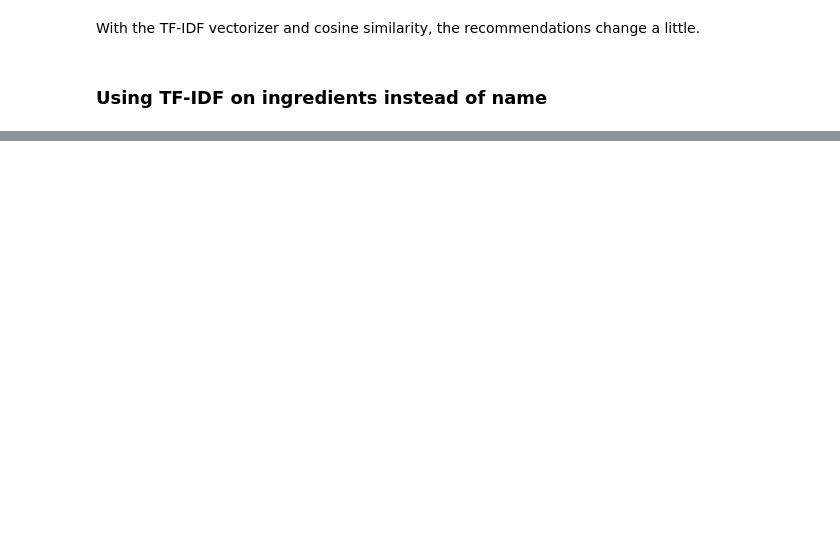
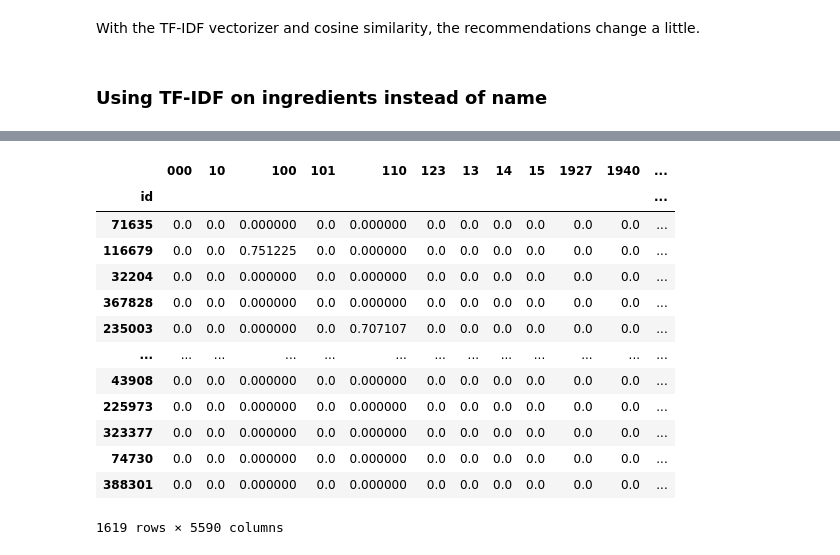
Before and after one commit to chrismlawr/ba890-personal-project, a Jupyter notebook: 1_Recommenders.ipynb, the cells around one changed output, grey strips where cells are left out. Cells and saved outputs as stored; diff of their text form; code cells hidden in the pictures; blank space fills up the shorter version.

Commit message:
added user profiles on content-based recs

```diff
--- a/1_Recommenders.ipynb
+++ b/1_Recommenders.ipynb
@@ -387,0 +562,3 @@ cosine_similarity_df['orange glazed barbecued chicken'].sort_values(ascending=Fa
+# %%
+tmp = (df_recipes.loc[~df_recipes.id.isin(user_recipes)].sample(10000, random_state=1))
+df_recipes3 = pd.concat([tmp, df_recipes.loc[df_recipes.id.isin(user_recipes)]])
@@ -387,0 +581,7 @@ cosine_similarity_df['orange glazed barbecued chicken'].sort_values(ascending=Fa
+# %%
+V = TfidfVectorizer(stop_words = 'english') # initialize vectorizer with common stopwords
+
+X = V.fit_transform(df_recipes3.name)
+# %%
+tfidf_df = pd.DataFrame(X.todense(), columns=V.get_feature_names())
+tfidf_df
@@ -387,0 +602,21 @@ cosine_similarity_df['orange glazed barbecued chicken'].sort_values(ascending=Fa
+# %%
+# set name of id as index this time so we can refer to the specific recipes later
+tfidf_df = tfidf_df.set_index(df_recipes3.id)
+# %%
+# create tfidf_df of recipes only user has liked
+tfidf_df.loc[tfidf_df.index.isin(user_recipes)]
+# %% [output]
+|  | 000 | 10 | 100 | 101 | 110 | 123 | 13 | 14 | 15 | 1927 | 1940 | ... |
+| id |  |  |  |  |  |  |  |  |  |  |  | ... |
+| 71635 | 0.0 | 0.0 | 0.000000 | 0.0 | 0.000000 | 0.0 | 0.0 | 0.0 | 0.0 | 0.0 | 0.0 | ... |
+| 116679 | 0.0 | 0.0 | 0.751225 | 0.0 | 0.000000 | 0.0 | 0.0 | 0.0 | 0.0 | 0.0 | 0.0 | ... |
+| 32204 | 0.0 | 0.0 | 0.000000 | 0.0 | 0.000000 | 0.0 | 0.0 | 0.0 | 0.0 | 0.0 | 0.0 | ... |
+| 367828 | 0.0 | 0.0 | 0.000000 | 0.0 | 0.000000 | 0.0 | 0.0 | 0.0 | 0.0 | 0.0 | 0.0 | ... |
+| 235003 | 0.0 | 0.0 | 0.000000 | 0.0 | 0.707107 | 0.0 | 0.0 | 0.0 | 0.0 | 0.0 | 0.0 | ... |
+| ... | ... | ... | ... | ... | ... | ... | ... | ... | ... | ... | ... | ... |
+| 43908 | 0.0 | 0.0 | 0.000000 | 0.0 | 0.000000 | 0.0 | 0.0 | 0.0 | 0.0 | 0.0 | 0.0 | ... |
+| 225973 | 0.0 | 0.0 | 0.000000 | 0.0 | 0.000000 | 0.0 | 0.0 | 0.0 | 0.0 | 0.0 | 0.0 | ... |
+| 323377 | 0.0 | 0.0 | 0.000000 | 0.0 | 0.000000 | 0.0 | 0.0 | 0.0 | 0.0 | 0.0 | 0.0 | ... |
+| 74730 | 0.0 | 0.0 | 0.000000 | 0.0 | 0.000000 | 0.0 | 0.0 | 0.0 | 0.0 | 0.0 | 0.0 | ... |
+| 388301 | 0.0 | 0.0 | 0.000000 | 0.0 | 0.000000 | 0.0 | 0.0 | 0.0 | 0.0 | 0.0 | 0.0 | ... |
+1619 rows × 5590 columns
```
Also changed, not shown: parts of 44 cells of this notebook.
